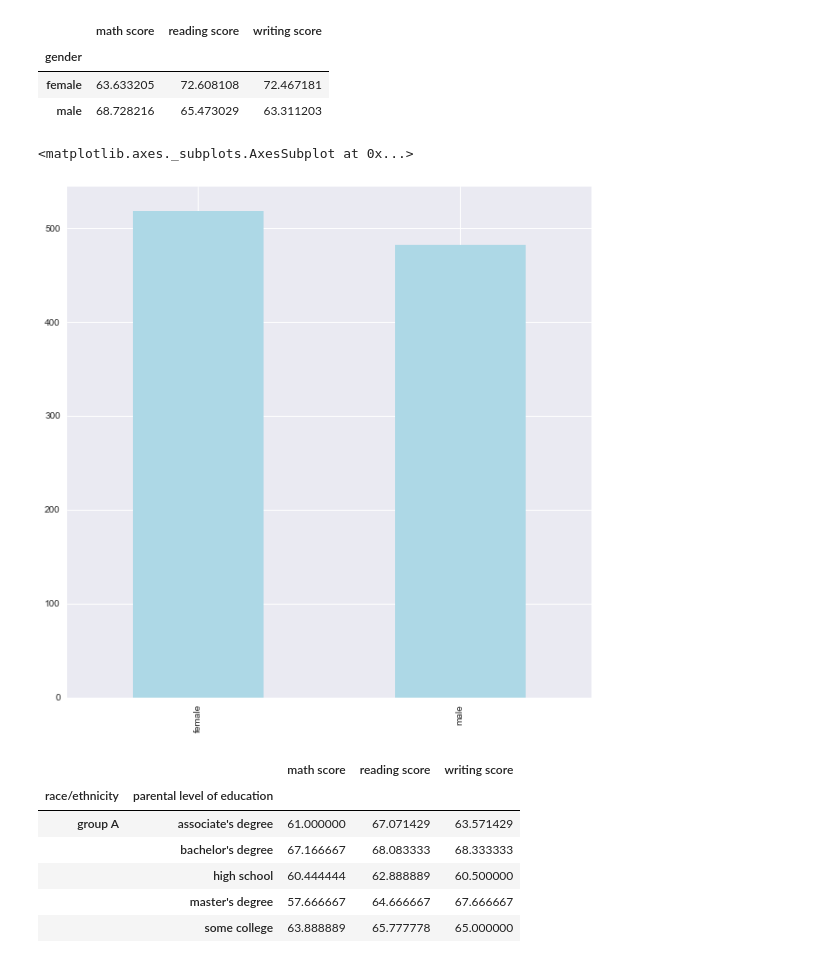
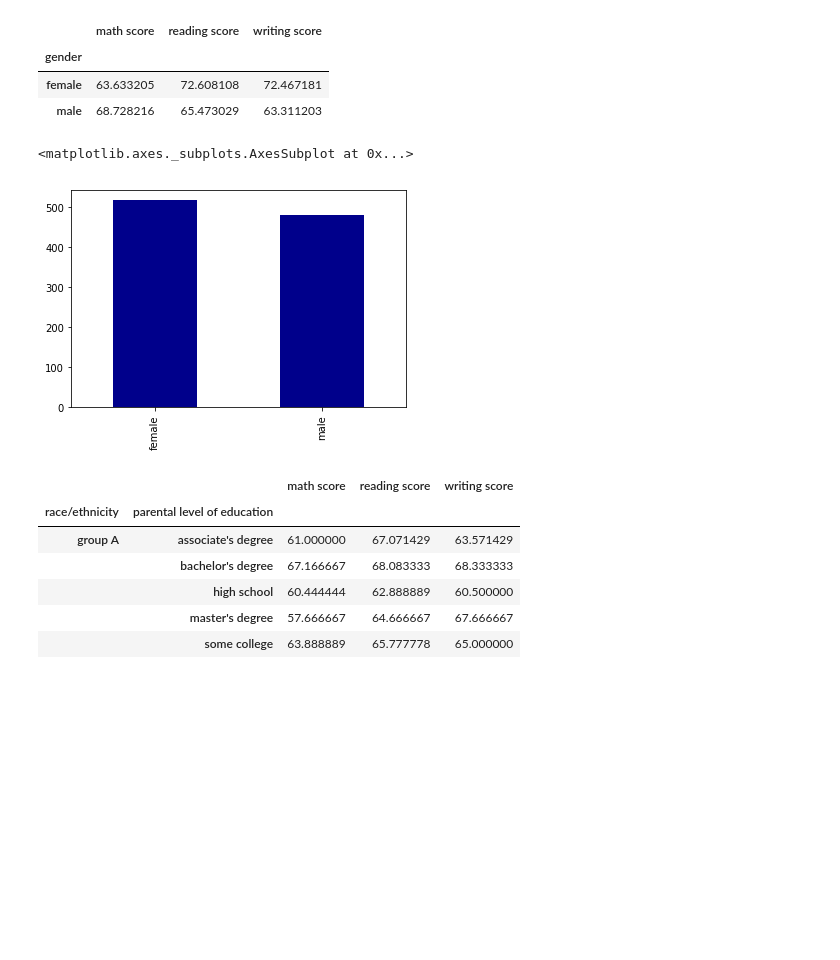
Before and after one commit to junaid-star/students-performance, a Jupyter notebook: Untitled13.ipynb, the cells around one changed output. Saved outputs shown, nothing was run; the diff lists cells and outputs as text; code cells hidden in the pictures; blank space fills up the shorter version.

```diff
--- a/Untitled13.ipynb
+++ b/Untitled13.ipynb
@@ -124,10 +112,10 @@ data.groupby(['gender']).mean()
 | male | 68.728216 | 65.473029 | 63.311203 |
 # %%
 
-data['gender'].value_counts().plot(kind='bar',color='lightblue',figsize=(10,10))
+data['gender'].value_counts().plot(kind='bar',color='darkblue')
 # %% [output]
 <matplotlib.axes._subplots.AxesSubplot at 0x...>
-[figure, old version]
+[figure, new version]
 # %%
 import pandas as pd
 import numpy as np
```
Also changed, not shown: parts of 13 cells of this notebook.
